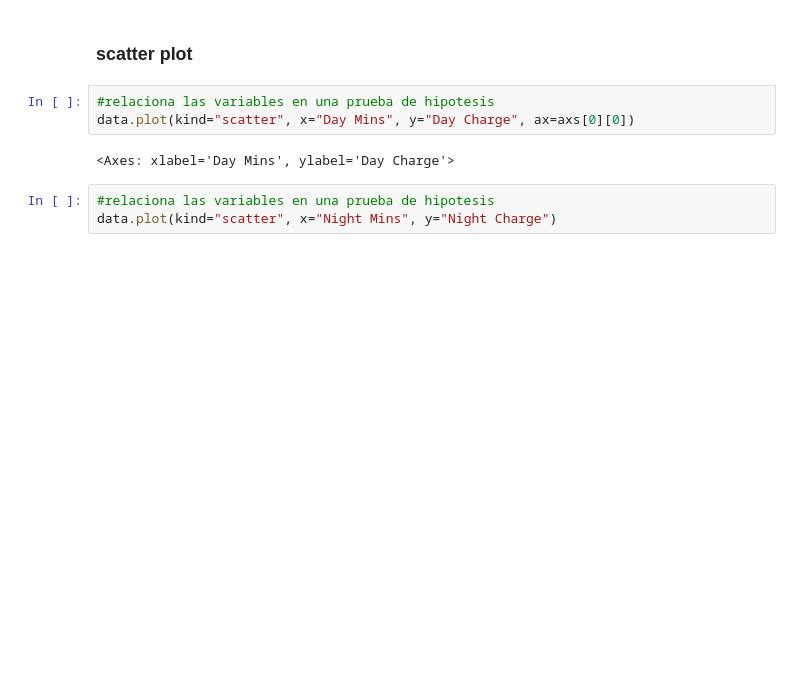
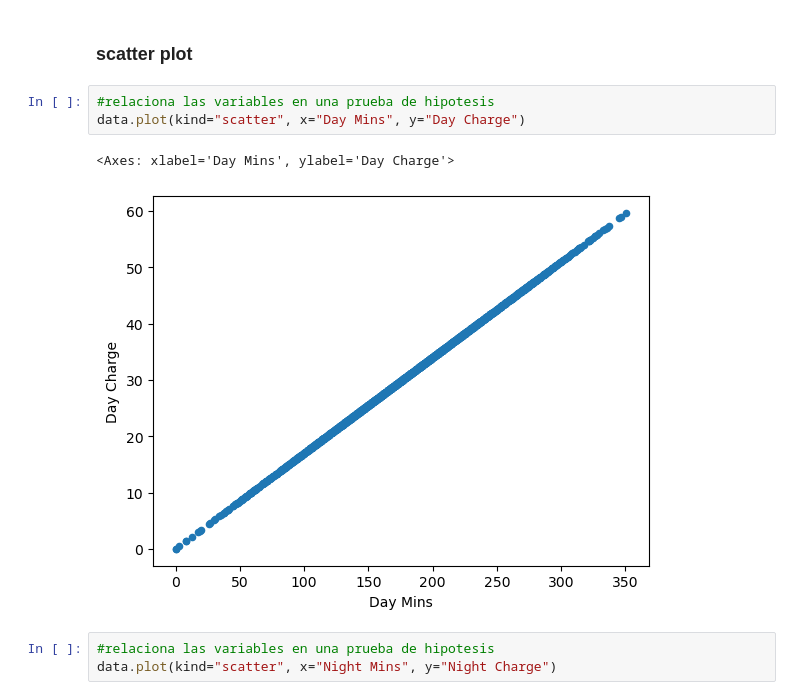
Before and after one commit to jdlodonog/CursoDataScience, a Jupyter notebook: limpíeza de datos/Recetagraficas.ipynb, the cells around one changed output. Saved outputs shown, nothing was run; the diff lists cells and outputs as text; blank space fills up the shorter version.

```diff
--- a/limpíeza de datos/Recetagraficas.ipynb
+++ b/limpíeza de datos/Recetagraficas.ipynb
@@ -26,9 +27,10 @@ data.head()
 ### scatter plot
 # %%
 #relaciona las variables en una prueba de hipotesis
-data.plot(kind="scatter", x="Day Mins", y="Day Charge", ax=axs[0][0])
+data.plot(kind="scatter", x="Day Mins", y="Day Charge")
 # %% [output]
 <Axes: xlabel='Day Mins', ylabel='Day Charge'>
+[figure, added]
 # %%
 #relaciona las variables en una prueba de hipotesis
 data.plot(kind="scatter", x="Night Mins", y="Night Charge")
```
Also changed, not shown: parts of 5 cells of this notebook, 2 other files.
